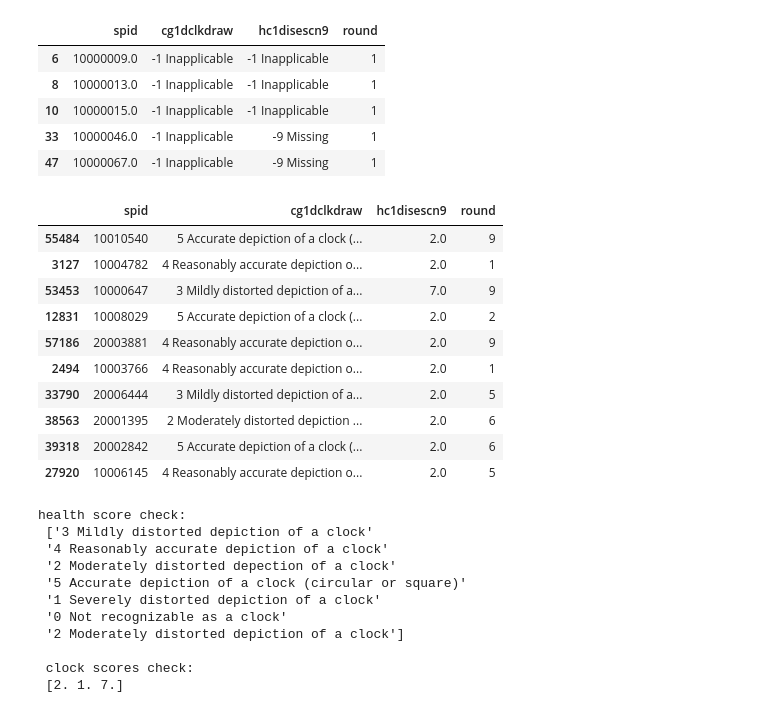
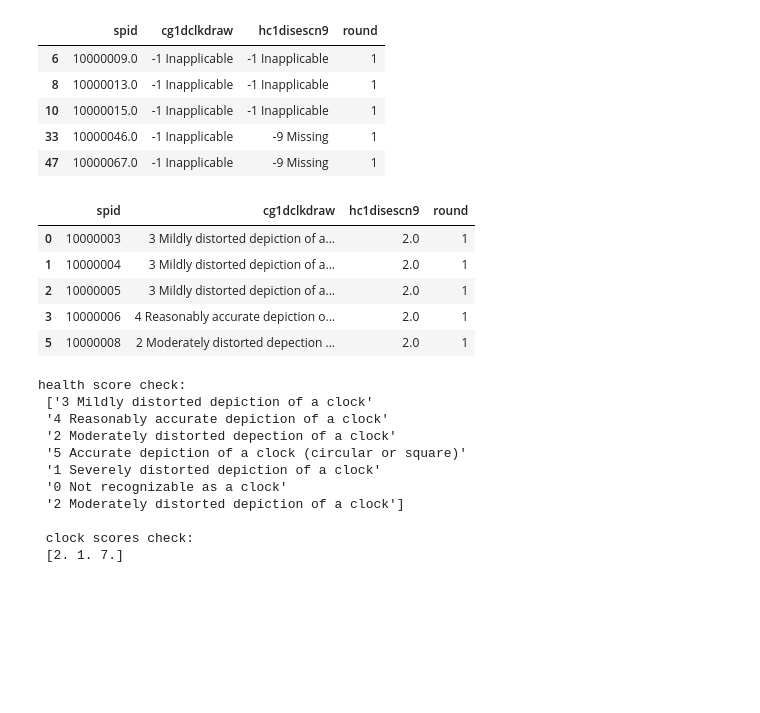
Before and after one commit to ian-byrne/MADSmilestone2, a Jupyter notebook: Labeling/Cleaning_labeling.ipynb, the cells around one changed output. Saved outputs shown, nothing was run; the diff lists cells and outputs as text; code cells hidden in the pictures; blank space fills up the shorter version.

```diff
--- a/Labeling/Cleaning_labeling.ipynb
+++ b/Labeling/Cleaning_labeling.ipynb
@@ -148,19 +141,14 @@ dtype: object
 # %%
 # Load the cleaned dataframe
 cleaned_rounds = cr.clean_data(rounds)
-cleaned_rounds.sample(10)
+cleaned_rounds.head()
 # %% [output]
 |  | spid | cg1dclkdraw | hc1disescn9 | round |
-| 55484 | 10010540 | 5 Accurate depiction of a clock (... | 2.0 | 9 |
-| 3127 | 10004782 | 4 Reasonably accurate depiction o... | 2.0 | 1 |
-| 53453 | 10000647 | 3 Mildly distorted depiction of a... | 7.0 | 9 |
-| 12831 | 10008029 | 5 Accurate depiction of a clock (... | 2.0 | 2 |
-| 57186 | 20003881 | 4 Reasonably accurate depiction o... | 2.0 | 9 |
-| 2494 | 10003766 | 4 Reasonably accurate depiction o... | 2.0 | 1 |
-| 33790 | 20006444 | 3 Mildly distorted depiction of a... | 2.0 | 5 |
-| 38563 | 20001395 | 2 Moderately distorted depiction ... | 2.0 | 6 |
-| 39318 | 20002842 | 5 Accurate depiction of a clock (... | 2.0 | 6 |
-| 27920 | 10006145 | 4 Reasonably accurate depiction o... | 2.0 | 5 |
+| 0 | 10000003 | 3 Mildly distorted depiction of a... | 2.0 | 1 |
+| 1 | 10000004 | 3 Mildly distorted depiction of a... | 2.0 | 1 |
+| 2 | 10000005 | 3 Mildly distorted depiction of a... | 2.0 | 1 |
+| 3 | 10000006 | 4 Reasonably accurate depiction o... | 2.0 | 1 |
+| 5 | 10000008 | 2 Moderately distorted depection ... | 2.0 | 1 |
 # %%
 #Check that we only have healthscores of 1, 2, 7 and subjects that have drawn clocks
 print("health score check: \n",cleaned_rounds.cg1dclkdraw.unique())
```
Also changed, not shown: parts of 26 cells of this notebook.
